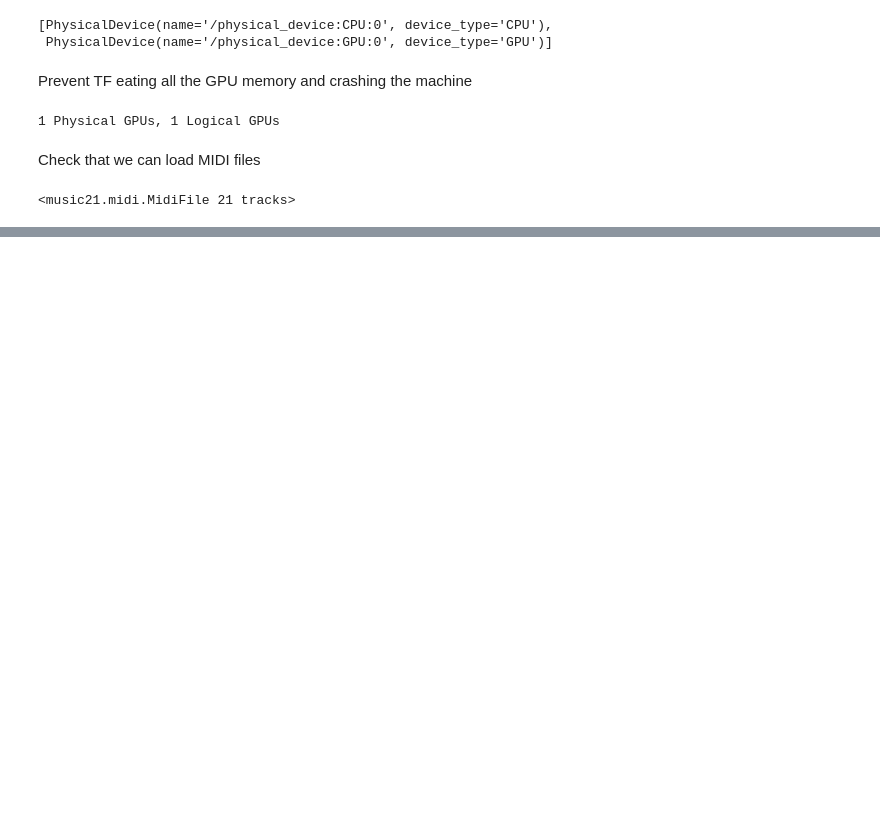
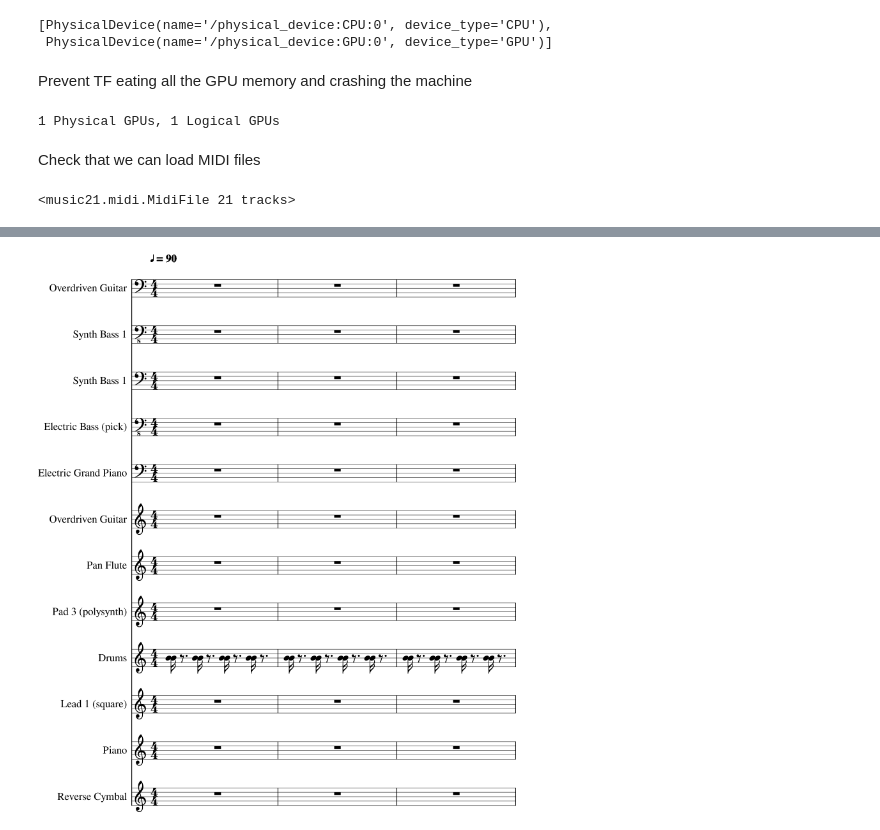
Before and after one commit to Ryan-Palmer/drumbot, a Jupyter notebook: src/drumbot.ipynb, the cells around one changed output, grey strips where cells are left out. Cells and saved outputs as stored; diff of their text form; code cells hidden in the pictures; blank space fills up the shorter version.

Commit message:
Musescore support

```diff
--- a/src/drumbot.ipynb
+++ b/src/drumbot.ipynb
@@ -32,3 +32,6 @@ mf = midifile.file2mf(midi_file_path);
 mf
 # %% [output]
 <music21.midi.MidiFile 21 tracks>
+# %%
+stream = midifile.mf2stream(mf)
+stream.show('text')
@@ -34,0 +56,10 @@ mf
+# %%
+import music21
+
+musescore_path = '/usr/bin/mscore'
+music21.environment.set('musicxmlPath', musescore_path)
+music21.environment.set('musescoreDirectPNGPath', musescore_path)
+
+stream.show()
+# %% [output]
+[figure, added]
```
Also changed, not shown: parts of 1 cell of this notebook, 1 other file.
